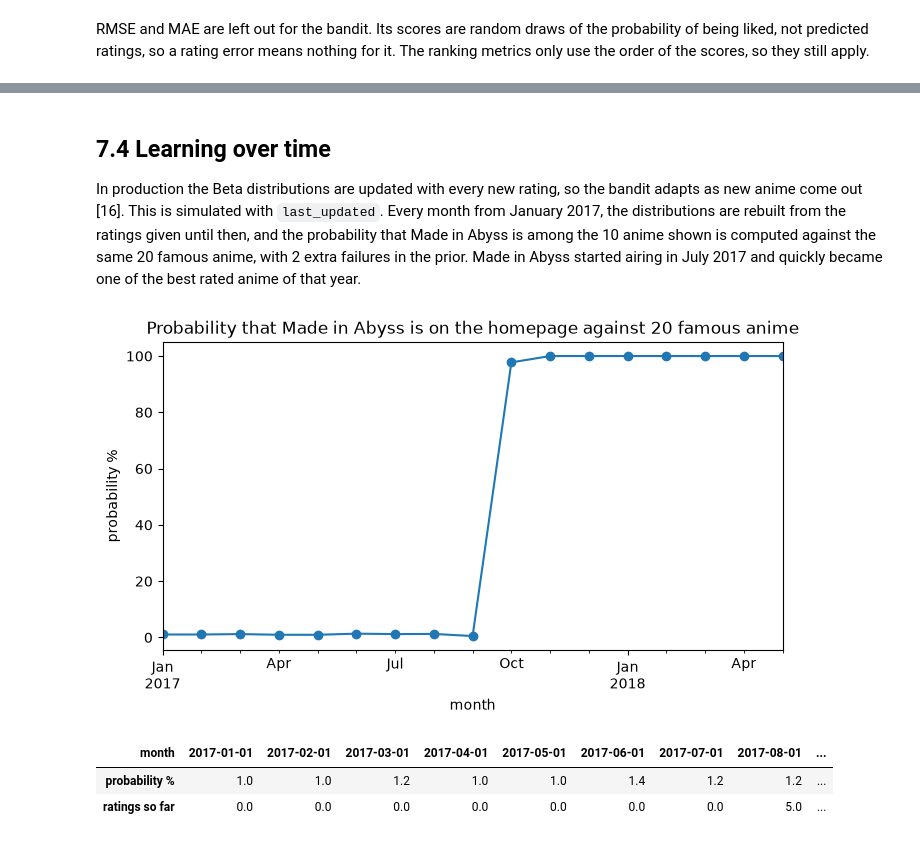
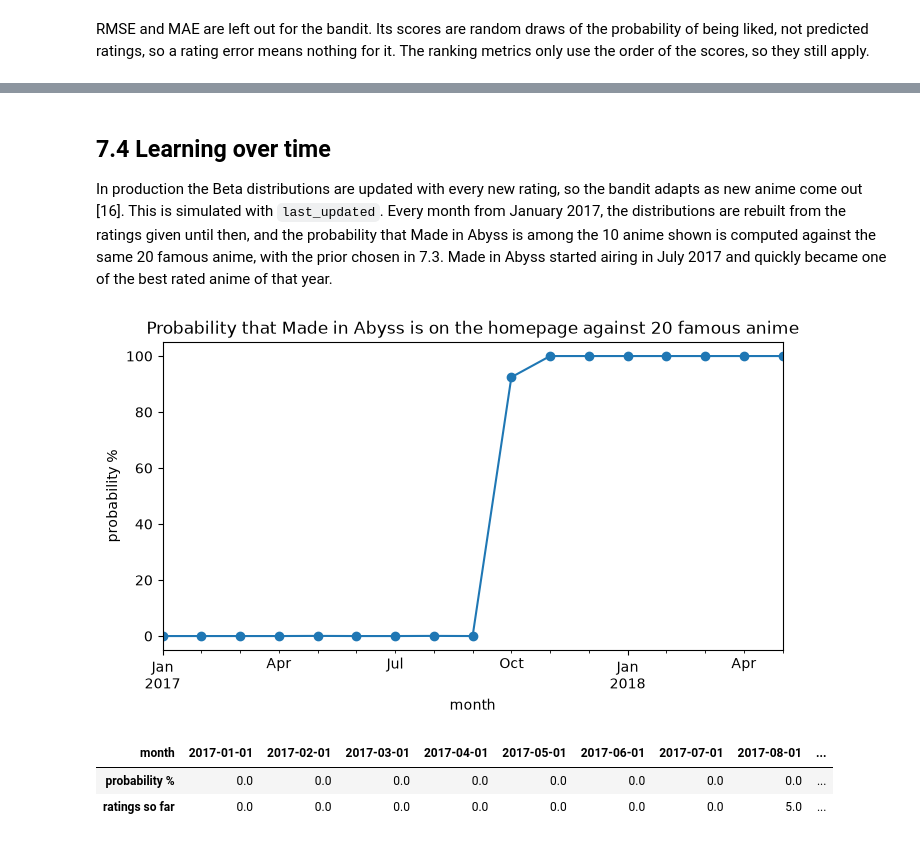
Before and after one commit to estellearnander/recsys_group_project, a Jupyter notebook: notebooks/03_recommenders.ipynb, the cells around one changed output, grey strips where cells are left out. Saved outputs shown, nothing was run; the diff lists cells and outputs as text; code cells hidden in the pictures.

```diff
--- a/notebooks/03_recommenders.ipynb
+++ b/notebooks/03_recommenders.ipynb
@@ -2400,6 +3008,7 @@ Same metrics as the other parts (rules 3 and 4), but on the test ratings from th
 part6_models = {
     "Random": MyRandomAlgorithm(),
     "Most rated": MyMostRatedAlgorithm(),
+    "Most rated, last year": MyRecentMostRatedAlgorithm(context_start),
     "SVD (no context)": SVD(random_state=my_seed),
     "Pre-filter SVD, 1 year": MyPreFilterSVD(context_start),
     "Pre-filter SVD, 3 years": MyPreFilterSVD(data_end - pd.Timedelta(days=3 * 365)),
@@ -2437,6 +3053,6 @@ Rule 5: these use `full_trainset` and the 1,000 users from Part 1. We only run t
 # %%
 part6_beyond = {}
-for name in ["SVD (no context)", f"Post-filter SVD, weight {best_post_weight}"]:
+for name in ["SVD (no context)", f"Post-filter SVD, weight {best_post_weight}", "Most rated, last year"]:
     algo = part6_models[name]
     algo.fit(full_trainset)
     top_n = top_n_unseen(algo, full_trainset, full_users, solve_ties=True)
@@ -2474,10 +3091,13 @@ for fold, (train_index, test_index) in enumerate(tscv.split(ratings_by_time_df),
 
     for name, algo in {"SVD (no context)": SVD(random_state=my_seed),
                        "Pre-filter SVD, 1 year": MyPreFilterSVD(fold_now),
+                       "Most rated, last year": MyRecentMostRatedAlgorithm(fold_now),
                        f"Post-filter SVD, weight {best_post_weight}": MyPostFilterSVD(fold_now, best_post_weight)}.items():
         algo.fit(fold_trainset)
         predictions = algo.test(fold_testset)
-        row = {"fold": fold, "model": name, "RMSE": accuracy_metrics(predictions)["RMSE"]}
+        # The scores of recent popularity are counts, not ratings, so it has no RMSE
+        row = {"fold": fold, "model": name,
+               "RMSE": np.nan if name == "Most rated, last year" else accuracy_metrics(predictions)["RMSE"]}
         row.update(homepage_hits(top_n_unseen(algo, fold_trainset, fold_users, solve_ties=True), fold_testset))
         cvtt_rows.append(row)
 
@@ -2676,3 +3302,22 @@ class MyThompsonSamplingAlgorithm(AlgoBase):
         draw = np.random.beta(1 + self.successes[i], 1 + self.extra_failures + self.failures[i])
         # Surprise clips predictions to the 1 to 10 scale, so the draw is moved onto it. The order stays the same
         return 1 + 9 * draw
+# %%
+bandit_rows = []
+for extra_failures in [0, 1, 2, 5]:
+    # The draws are random, so the seed is set again for every prior to make the results reproducible
+    np.random.seed(my_seed)
+    algo = MyThompsonSamplingAlgorithm(extra_failures=extra_failures).fit(tune_trainset)
+    top_n = top_n_unseen(algo, tune_trainset, val_users)
+    row = {"extra failures": extra_failures}
+    row.update(homepage_hits(top_n, tune_valset))
+    row["coverage %"] = coverage(top_n, tune_trainset)
+    bandit_rows.append(row)
+bandit_tuning_df = pd.DataFrame(bandit_rows)
+
+# One-standard-error rule from 3.1, with coverage as the tie-break as in 5.2
+best_row = bandit_tuning_df.loc[bandit_tuning_df["hits out of 10"].idxmax()]
+close = bandit_tuning_df[bandit_tuning_df["hits out of 10"] >= best_row["hits out of 10"] - best_row["hits standard error"]]
+chosen_failures = int(close.loc[close["coverage %"].idxmax(), "extra failures"])
+print("Extra failures in the prior:", chosen_failures)
+bandit_tuning_df.round(3)
@@ -2694,30 +3358,30 @@ RMSE and MAE are left out for the bandit. Its scores are random draws of the pro
 # %% [markdown]
 ## 7.4 Learning over time
 
-In production the Beta distributions are updated with every new rating, so the bandit adapts as new anime come out [16]. This is simulated with `last_updated`. Every month from January 2017, the distributions are rebuilt from the ratings given until then, and the probability that Made in Abyss is among the 10 anime shown is computed against the same 20 famous anime, with 2 extra failures in the prior. Made in Abyss started airing in July 2017 and quickly became one of the best rated anime of that year.
+In production the Beta distributions are updated with every new rating, so the bandit adapts as new anime come out [16]. This is simulated with `last_updated`. Every month from January 2017, the distributions are rebuilt from the ratings given until then, and the probability that Made in Abyss is among the 10 anime shown is computed against the same 20 famous anime, with the prior chosen in 7.3. Made in Abyss started airing in July 2017 and quickly became one of the best rated anime of that year.
 # %%
 made_in_abyss = 34599
-extra_failures = 2  # see 7.2
+extra_failures = chosen_failures  # the prior chosen on the validation split in 7.3
 dates = pd.date_range("2017-01-01", "2018-05-01", freq="MS")
 
 probability_over_time = []
 for date in dates:
     ratings_until_date = ratings_df[(ratings_df["last_updated"] < date) & ~ratings_df["anime_id"].isin(adult_anime)]
     liked = (ratings_until_date["score"] >= relevant_score).astype(int)
     beta_until_date = ratings_until_date.assign(liked=liked).pivot_table(index="anime_id", columns="liked", aggfunc="size").fillna(0)
     beta_until_date = beta_until_date.reindex(list(famous.index) + [made_in_abyss], fill_value=0)[[1, 0]] + 1
     beta_until_date[0] += extra_failures
     probability = compute_probability(beta_until_date, n_sample=2_000)
     probability_over_time.append({"month": date, "probability %": probability[made_in_abyss],
                                   "ratings so far": int(beta_until_date.loc[made_in_abyss, [1, 0]].sum() - 2 - extra_failures)})
 
 over_time_df = pd.DataFrame(probability_over_time).set_index("month")
 over_time_df["probability %"].plot(marker="o", figsize=(8, 4), title="Probability that Made in Abyss is on the homepage against 20 famous anime")
 plt.ylabel("probability %")
 plt.show()
 over_time_df.round(1).T
 # %% [output]
-[figure, old version]
+[figure, new version]
 | month | 2017-01-01 | 2017-02-01 | 2017-03-01 | 2017-04-01 | 2017-05-01 | 2017-06-01 | 2017-07-01 | 2017-08-01 | ... |
-| probability % | 1.0 | 1.0 | 1.2 | 1.0 | 1.0 | 1.4 | 1.2 | 1.2 | ... |
+| probability % | 0.0 | 0.0 | 0.0 | 0.0 | 0.0 | 0.0 | 0.0 | 0.0 | ... |
 | ratings so far | 0.0 | 0.0 | 0.0 | 0.0 | 0.0 | 0.0 | 0.0 | 5.0 | ... |
```
Also changed, not shown: parts of 228 cells of this notebook.
